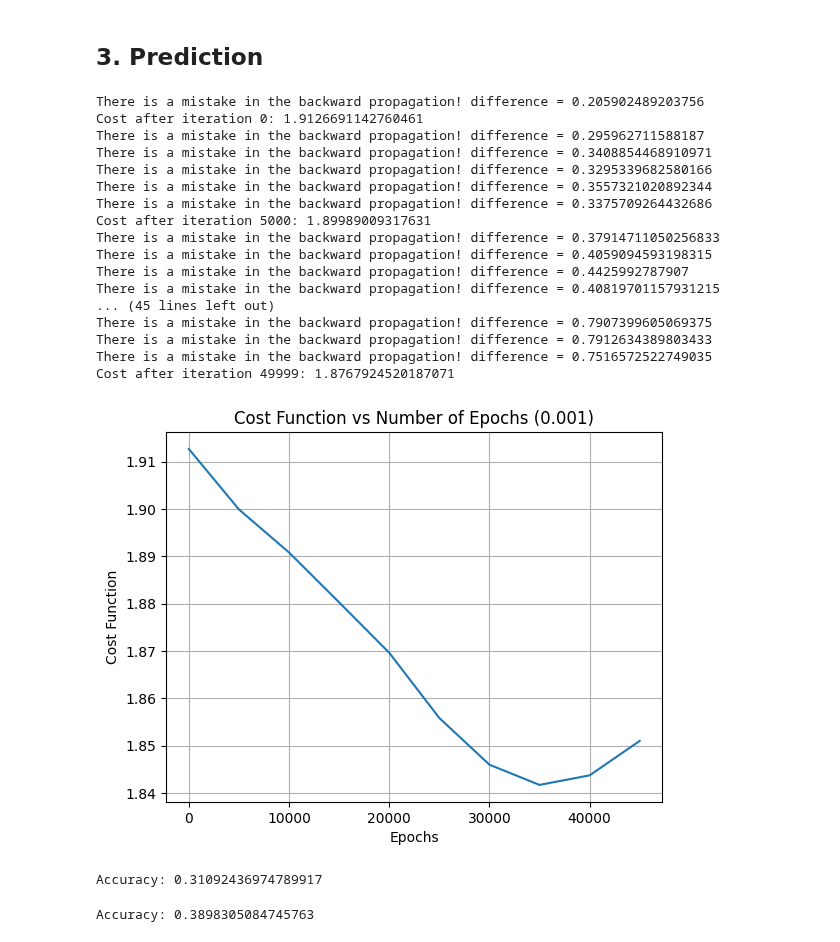
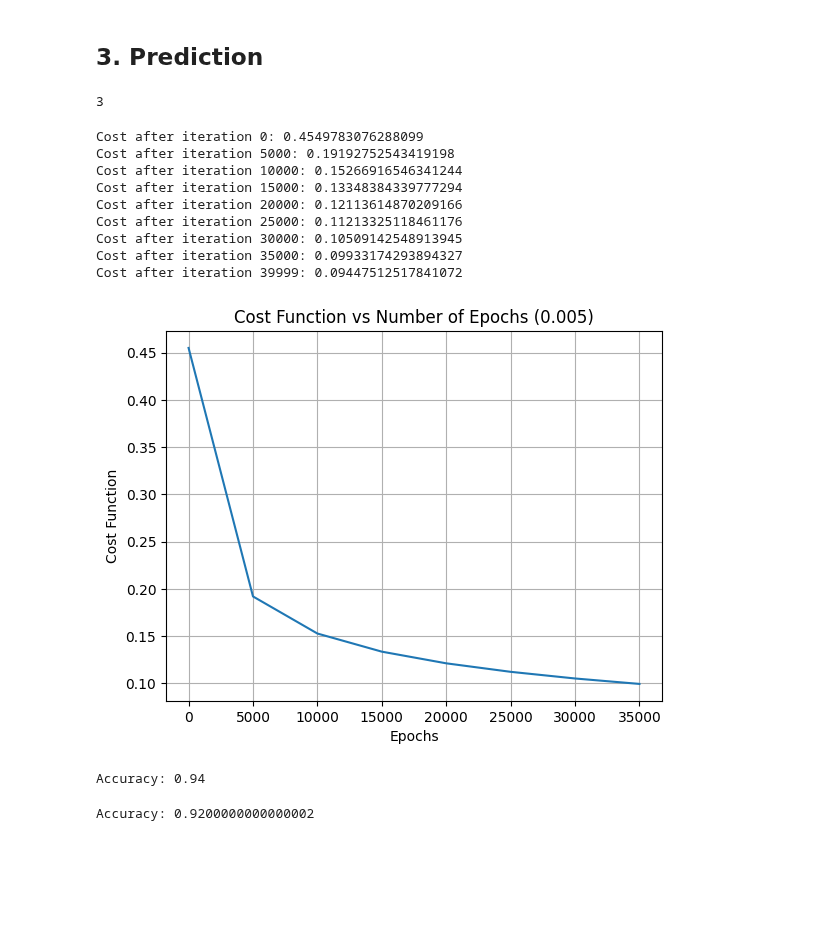
Before and after one commit to NickOLeeney/neural-network-from-scratch, a Jupyter notebook: examples/multiple_classification.ipynb, the cells around one changed output. Drawn from its saved outputs; the diff is of its cells as text; code cells hidden in the pictures; blank space fills up the shorter version.

Commit message:
multiple classification working

```diff
--- a/examples/multiple_classification.ipynb
+++ b/examples/multiple_classification.ipynb
@@ -12,4 +12,8 @@ def min_max_scaler(series):
     return normalized
 # %% [markdown]
 # Example 1: Simple multiple classification
+# %%
+from sklearn import datasets
+
+data = datasets.load_iris()
 # %%
@@ -27,34 +46,30 @@ train_x, test_x, train_y, test_y = train_test_split(features, target, test_size=
 ## 3. Prediction
 # %%
 n_classes = train_y['class'].nunique()
+# %%
+n_classes
+# %% [output]
+3
 # %%
-model = NeuralNetworkFromScratch(layers_dims=[train_x.shape[1], 5,5,5, n_classes], task='multiple_classification', learning_rate=1e-3, n_epochs=50000, print_cost=True, initialization='Xavier')
+model = NeuralNetworkFromScratch(layers_dims=[train_x.shape[1], n_classes], task='multiple_classification', learning_rate=5e-3, n_epochs=40000, print_cost=True, initialization='He')
 # %%
-parameters, costs = model.fit(train_x, train_y, print_every=5000, plot_cost_function=True, debug=1000)
+parameters, costs = model.fit(train_x, train_y, print_every=5000, plot_cost_function=True)
 # %% [output]
-There is a mistake in the backward propagation! difference = 0.205902489203756
-Cost after iteration 0: 1.9126691142760461
-There is a mistake in the backward propagation! difference = 0.295962711588187
-There is a mistake in the backward propagation! difference = 0.3408854468910971
-There is a mistake in the backward propagation! difference = 0.3295339682580166
-There is a mistake in the backward propagation! difference = 0.3557321020892344
-There is a mistake in the backward propagation! difference = 0.3375709264432686
-Cost after iteration 5000: 1.89989009317631
-There is a mistake in the backward propagation! difference = 0.37914711050256833
-There is a mistake in the backward propagation! difference = 0.4059094593198315
-There is a mistake in the backward propagation! difference = 0.4425992787907
-There is a mistake in the backward propagation! difference = 0.40819701157931215
-... (45 lines left out)
-There is a mistake in the backward propagation! difference = 0.7907399605069375
-There is a mistake in the backward propagation! difference = 0.7912634389803433
-There is a mistake in the backward propagation! difference = 0.7516572522749035
-Cost after iteration 49999: 1.8767924520187071
+Cost after iteration 0: 0.4549783076288099
+Cost after iteration 5000: 0.19192752543419198
+Cost after iteration 10000: 0.15266916546341244
+Cost after iteration 15000: 0.13348384339777294
+Cost after iteration 20000: 0.12113614870209166
+Cost after iteration 25000: 0.11213325118461176
+Cost after iteration 30000: 0.10509142548913945
+Cost after iteration 35000: 0.09933174293894327
+Cost after iteration 39999: 0.09447512517841072
-[figure, old version]
+[figure, new version]
 # %%
 pred_train = model.predict(train_x, train_y)
 # %% [output]
-Accuracy: 0.31092436974789917
+Accuracy: 0.94
 # %%
 a = model.predict(test_x, test_y)
 # %% [output]
-Accuracy: 0.3898305084745763
+Accuracy: 0.9200000000000002
```
Also changed, not shown: parts of 8 cells of this notebook, 8 other files.
